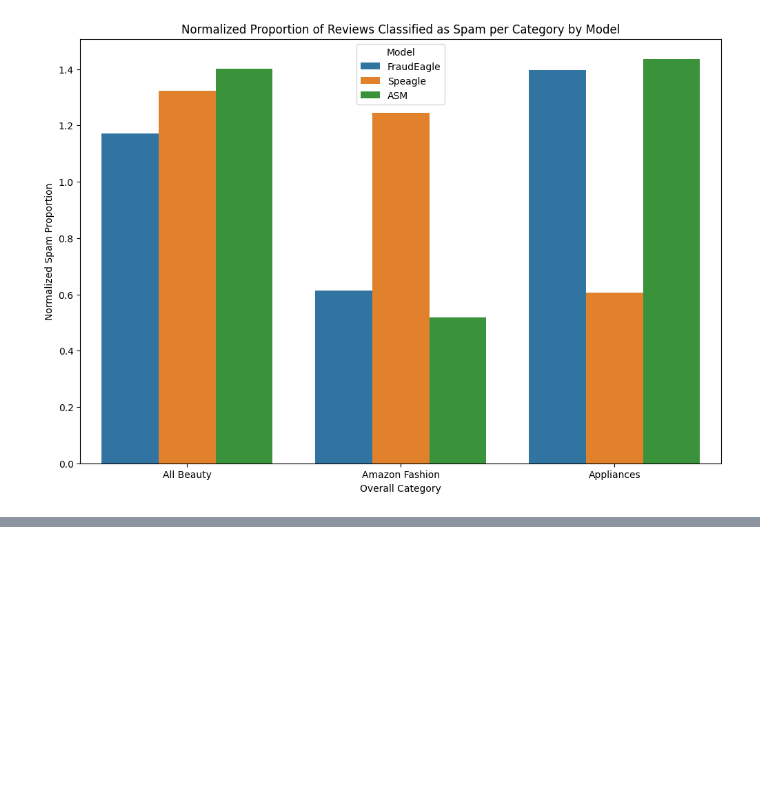
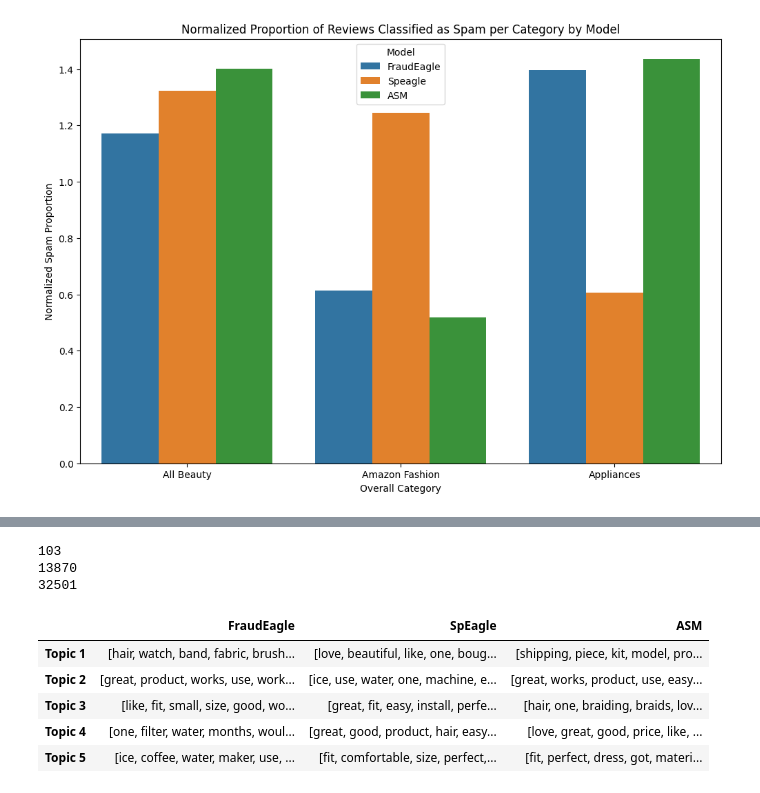
Before and after one commit to MauritsGraaf/Maurits-Thesis-FC, a Jupyter notebook: comparing_outputs.ipynb, the cells around one changed output, grey strips where cells are left out. Saved outputs shown, nothing was run; the diff lists cells and outputs as text; code cells hidden in the pictures; blank space fills up the shorter version.

Commit message:
Added LDA to comparing model outputs

```diff
--- a/comparing_outputs.ipynb
+++ b/comparing_outputs.ipynb
@@ -550,0 +568,6 @@ plt.show()
+# %%
+#Re-read dataframes
+# Read the dataframes
+fraud_eagle_topic_df = pd.read_csv(fraud_eagle_path)
+speagle_topic_df = pd.read_csv(speagle_path)
+asm_topic_df = pd.read_csv(asm_path)
@@ -550,0 +613,10 @@ plt.show()
+# %%
+#Splitting the dataframe per model
+# For FraudEagle
+lda_df_fraud_eagle = lda_df[lda_df['Spam_FraudEagle'] == 1]
+
+# For SpEagle
+lda_df_speagle = lda_df[lda_df['Spam_SpEagle'] == 1]
+
+# For ASM
+lda_df_asm = lda_df[lda_df['Spam_ASM'] == 1]
@@ -550,0 +680,42 @@ plt.show()
+# %%
+#Printing lengths to ensure the correct df's are used in LDA
+print(len(lda_df_asm))
+print(len(lda_df_fraud_eagle))
+print(len(lda_df_speagle))
+# %% [output]
+103
+13870
+32501
+# %%
+# Perform LDA on each DataFrame
+lda_model_fraud_eagle, corpus_fraud_eagle, dictionary_fraud_eagle, processed_docs_fraud_eagle = perform_lda(lda_df_fraud_eagle)
+lda_model_speagle, corpus_speagle, dictionary_speagle, processed_docs_speagle = perform_lda(lda_df_speagle)
+lda_model_asm, corpus_asm, dictionary_asm, processed_docs_asm = perform_lda(lda_df_asm)
+# %%
+# Function to extract the top words for each topic
+def extract_topics(lda_model, num_words=10):
+    topics = lda_model.show_topics(num_words=num_words, formatted=False)
+    topic_words = {f'Topic {i+1}': [word for word, _ in words] for i, (topic_num, words) in enumerate(topics)}
+    return topic_words
+
+# Extract top words for each topic from each model
+topics_fraud_eagle = extract_topics(lda_model_fraud_eagle)
+topics_speagle = extract_topics(lda_model_speagle)
+topics_asm = extract_topics(lda_model_asm)
+
+# Create a DataFrame to compare the topics
+topics_df = pd.DataFrame({
+    'FraudEagle': pd.Series(topics_fraud_eagle),
+    'SpEagle': pd.Series(topics_speagle),
+    'ASM': pd.Series(topics_asm)
+})
+
+# Display the DataFrame
+topics_df
+# %% [output]
+|  | FraudEagle | SpEagle | ASM |
+| Topic 1 | [hair, watch, band, fabric, brush... | [love, beautiful, like, one, boug... | [shipping, piece, kit, model, pro... |
+| Topic 2 | [great, product, works, use, work... | [ice, use, water, one, machine, e... | [great, works, product, use, easy... |
+| Topic 3 | [like, fit, small, size, good, wo... | [great, fit, easy, install, perfe... | [hair, one, braiding, braids, lov... |
+| Topic 4 | [one, filter, water, months, woul... | [great, good, product, hair, easy... | [love, great, good, price, like, ... |
+| Topic 5 | [ice, coffee, water, maker, use, ... | [fit, comfortable, size, perfect,... | [fit, perfect, dress, got, materi... |
```
Also changed, not shown: parts of 6 cells of this notebook, 1 other file.
